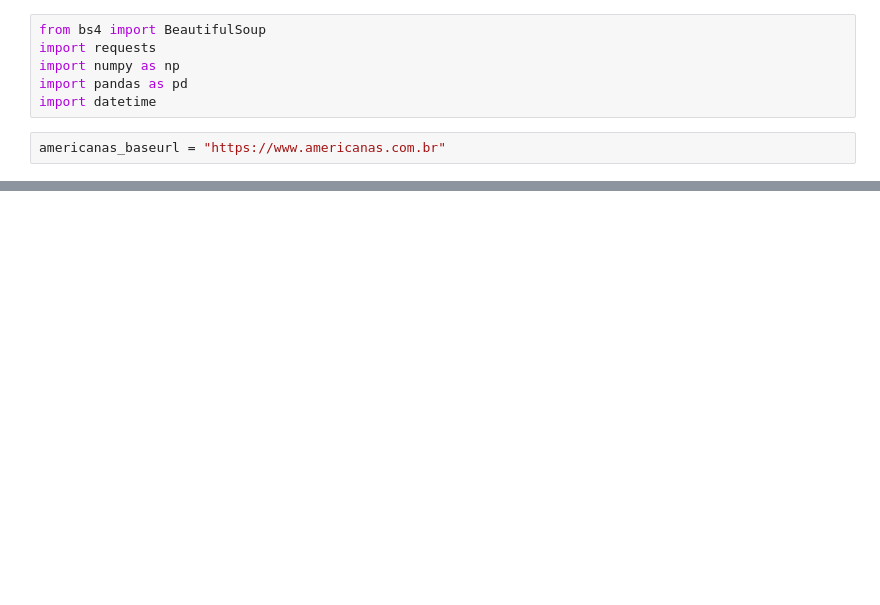
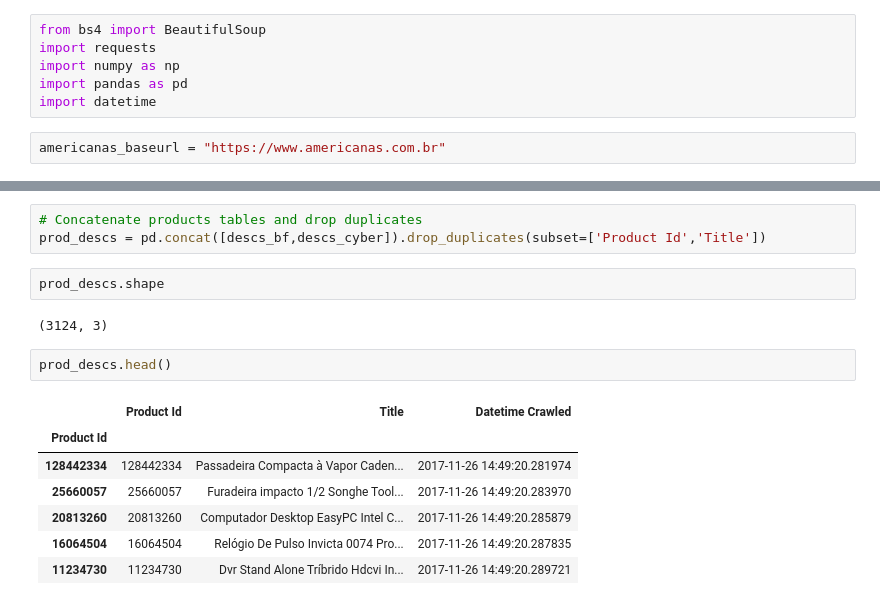
Before and after one commit to pedrosiracusa/blackfraud, a Jupyter notebook: Scrape Lojas Americanas.ipynb, the cells around one changed output, grey strips where cells are left out. Drawn from its saved outputs; the diff is of its cells as text; blank space fills up the shorter version.

```diff
--- a/Scrape Lojas Americanas.ipynb
+++ b/Scrape Lojas Americanas.ipynb
@@ -135,0 +247,17 @@ df
+# %%
+# Concatenate products tables and drop duplicates
+prod_descs = pd.concat([descs_bf,descs_cyber]).drop_duplicates(subset=['Product Id','Title'])
+# %%
+prod_descs.shape
+# %% [output]
+(3124, 3)
+# %%
+prod_descs.head()
+# %% [output]
+|  | Product Id | Title | Datetime Crawled |
+| Product Id |  |  |  |
+| 128442334 | 128442334 | Passadeira Compacta à Vapor Caden... | 2017-11-26 14:49:20.281974 |
+| 25660057 | 25660057 | Furadeira impacto 1/2 Songhe Tool... | 2017-11-26 14:49:20.283970 |
+| 20813260 | 20813260 | Computador Desktop EasyPC Intel C... | 2017-11-26 14:49:20.285879 |
+| 16064504 | 16064504 | Relógio De Pulso Invicta 0074 Pro... | 2017-11-26 14:49:20.287835 |
+| 11234730 | 11234730 | Dvr Stand Alone Tríbrido Hdcvi In... | 2017-11-26 14:49:20.289721 |
```
Also changed, not shown: parts of 36 cells of this notebook.
